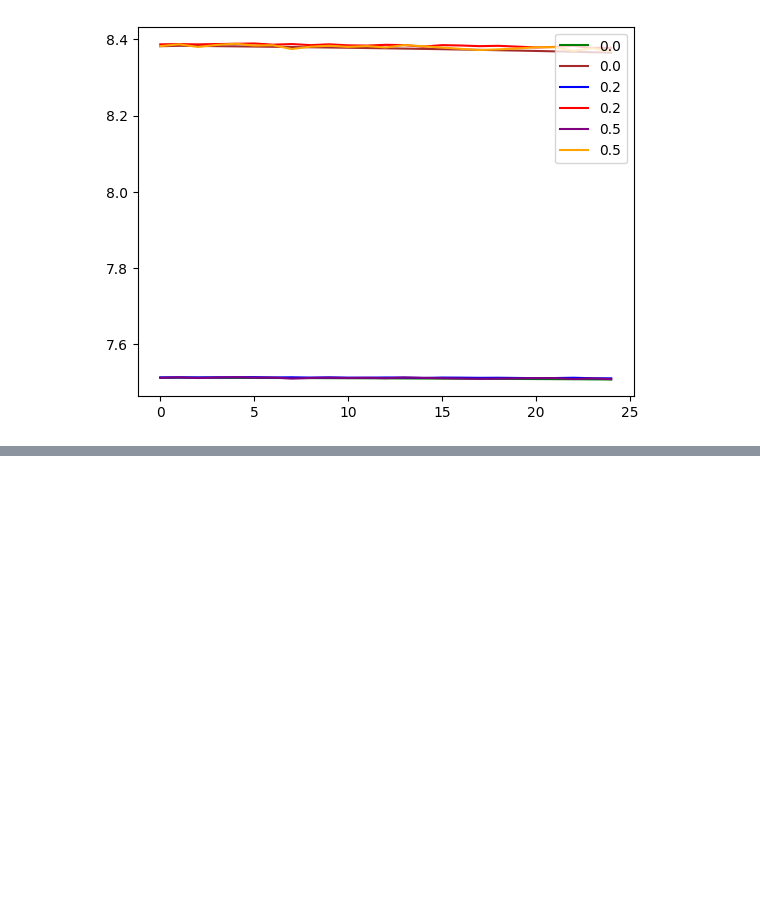
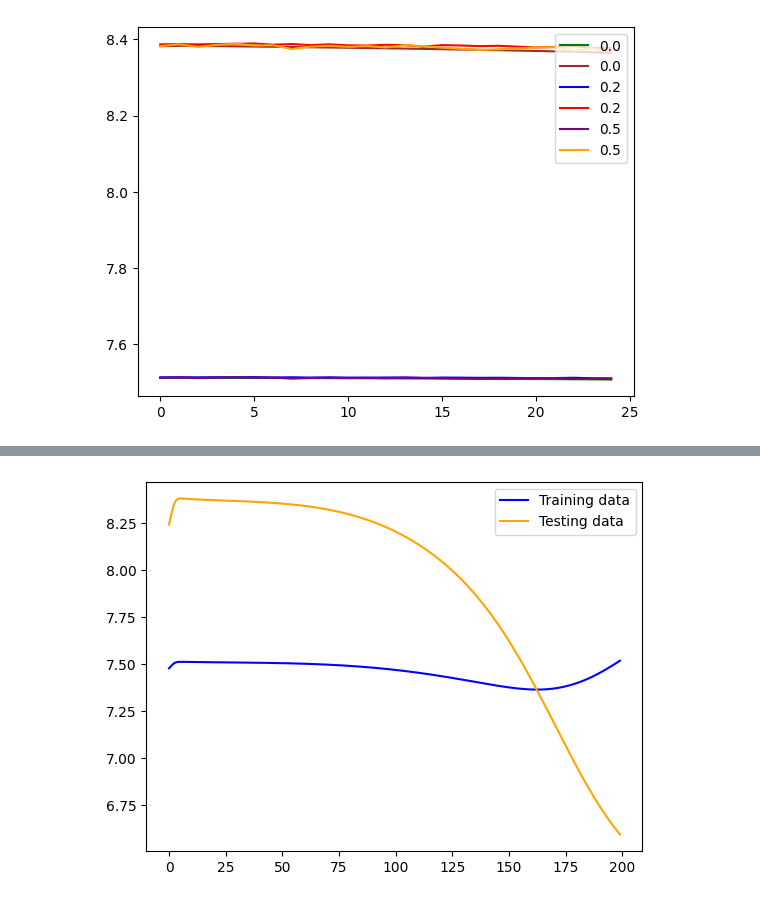
Before and after one commit to sashkaw/predict-aqi, a Jupyter notebook: ml/models/api_model.ipynb, the cells around one changed output, grey strips where cells are left out. Saved outputs shown, nothing was run; the diff lists cells and outputs as text; code cells hidden in the pictures; blank space fills up the shorter version.

Commit message:
Tune hyperparameters, save model and scaler

```diff
--- a/ml/models/api_model.ipynb
+++ b/ml/models/api_model.ipynb
@@ -953,3 +946,41 @@ run()
 922/922 [==============================] - 1s 770us/step
 2) TrainRMSE=7.508105, TestRMSE=8.368648
 [figure]
+# %%
+# Run model with the best parameters we have found so far
+
+# Set parameters for model runs
+#repeats = 10
+#batch_size_list = [4, 32, 64] # no noticeable difference
+batch_size = 32 # Note: Number of train and test samples must be divisible by the batch size
+#epochs_list = [25, 100, 200, 500] # 25 or 100 seems good
+n_epochs = 200 # Actually seems that model is still learning after 100 epochs
+#neurons_list = [25, 50, 100, 200] # 100 seems to be the best amount of neurons
+n_neurons = 100
+#learning_rates = [0.000001, 0.00001, 0.0001, 0.001] # 0.0001 seems to be the best learning rate so far
+learning_rate = 0.0001 # Eventual increase in learning rate around 200 epochs suggests that learning rate is too large at that point
+#regularizer_list = [0.01, 0.1] # l2(0.1) seems to be the best so far
+regularizer = l2(0.1)
+#dropout_list = [0.0, 0.2, 0.5] # Dropout rate doesn't seem to make a large difference
+dropout = 0.0
+#train_colors = ['green', 'blue', 'purple']
+#test_colors = ['brown', 'red', 'orange']
+
+history = fit_lstm(
+            train=train_trimmed,
+            test=test_scaled,
+            raw=raw_values,
+            scaler=scaler,
+            batch_size=batch_size,
+            nb_epoch=n_epochs,
+            neurons=n_neurons,
+            learning_rate=learning_rate,
+            reg=regularizer,
+            dropout=dropout)
+
+plt.plot(history['train'], color='blue', label='Training data')
+plt.plot(history['test'], color='orange', label='Testing data')
+legend = plt.legend(loc='upper right')
+print('%d) TrainRMSE=%f, TestRMSE=%f' % (i, history['train'].iloc[-1], history['test'].iloc[-1]))
+plt.savefig(f'model_runs/current_model_diagnostic.png')
+# %% [output]
@@ -955,0 +1004 @@ run()
+[figure, added]
```
Also changed, not shown: parts of 18 cells of this notebook, 6 other files.
